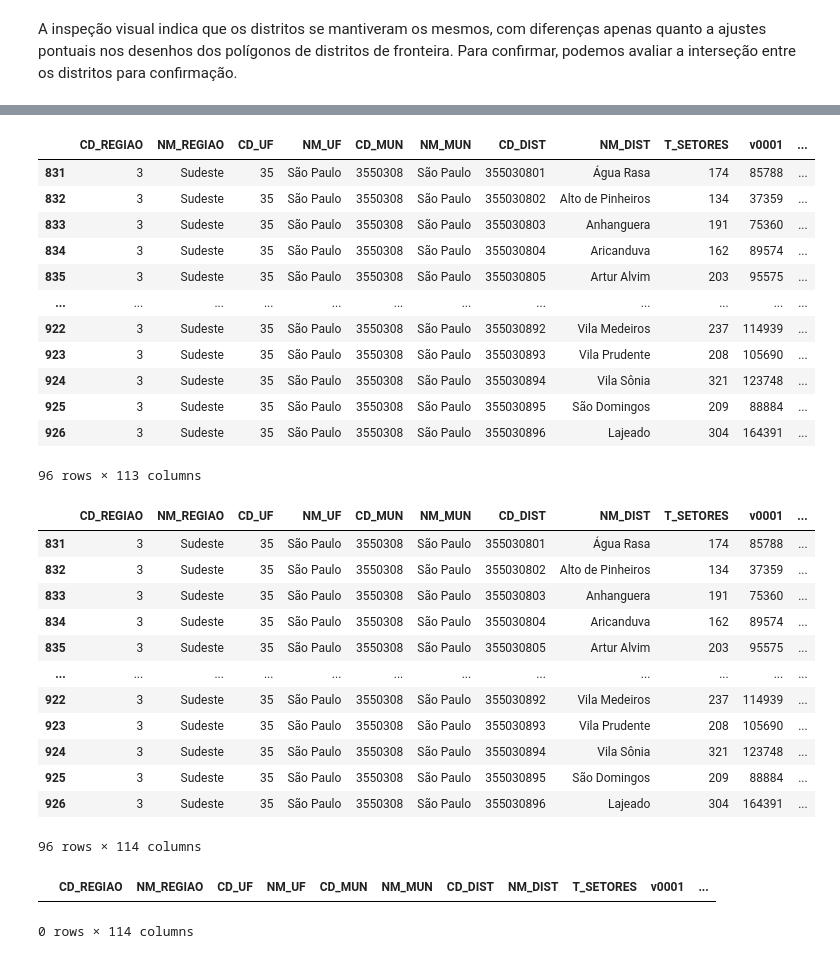
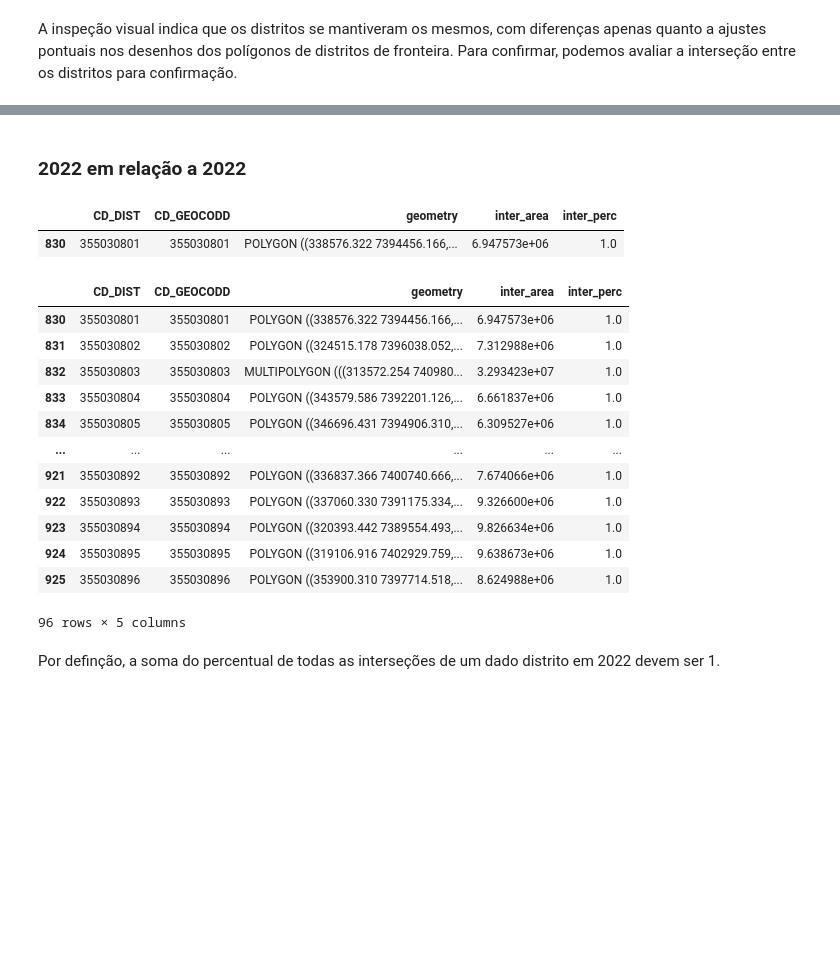
Before and after one commit to sepep-pmsp/compatibilizacao-setores-censitarios, a Jupyter notebook: Compatibilização.ipynb, the cells around one changed output, grey strips where cells are left out. Drawn from its saved outputs; the diff is of its cells as text; code cells hidden in the pictures; blank space fills up the shorter version.

Commit message:
Finalizada análise dos distritos e iniciada análise dos setores

```diff
--- a/Compatibilização.ipynb
+++ b/Compatibilização.ipynb
@@ -295 +305,3 @@ A inspeção visual indica que os distritos se mantiveram os mesmos, com diferen
+# %% [markdown]
+### 2022 em relação a 2022
 # %%
@@ -309,40 +354,26 @@ distritos_2010 = distritos10['CD_GEOCODD'].to_list()
+# %%
+prop(distritos22.iloc[0], distritos10[['CD_GEOCODD', 'geometry']], left_key_col='CD_DIST', right_key_col='CD_GEOCODD')
+# %% [output]
+|  | CD_DIST | CD_GEOCODD | geometry | inter_area | inter_perc |
+| 830 | 355030801 | 355030801 | POLYGON ((338576.322 7394456.166,... | 6.947573e+06 | 1.0 |
 # %%
-prop_22to10 = distritos22.copy()
-prop_22to10.loc[:,distritos_2010] = prop_22to10.apply(lambda x: prop(x, distritos10['geometry']).inter_perc.to_list(), axis=1)
-prop_22to10
+prop_22 = distritos22.copy()
+prop_22 = prop_22.apply(lambda x: prop(x, distritos10[['CD_GEOCODD', 'geometry']], left_key_col='CD_DIST', right_key_col='CD_GEOCODD'), axis=1)
+prop_22 = pd.concat(prop_22.values)
+prop_22
 # %% [output]
-|  | CD_REGIAO | NM_REGIAO | CD_UF | NM_UF | CD_MUN | NM_MUN | CD_DIST | NM_DIST | T_SETORES | v0001 | ... |
-| 831 | 3 | Sudeste | 35 | São Paulo | 3550308 | São Paulo | 355030801 | Água Rasa | 174 | 85788 | ... |
-| 832 | 3 | Sudeste | 35 | São Paulo | 3550308 | São Paulo | 355030802 | Alto de Pinheiros | 134 | 37359 | ... |
-| 833 | 3 | Sudeste | 35 | São Paulo | 3550308 | São Paulo | 355030803 | Anhanguera | 191 | 75360 | ... |
-| 834 | 3 | Sudeste | 35 | São Paulo | 3550308 | São Paulo | 355030804 | Aricanduva | 162 | 89574 | ... |
-| 835 | 3 | Sudeste | 35 | São Paulo | 3550308 | São Paulo | 355030805 | Artur Alvim | 203 | 95575 | ... |
-| ... | ... | ... | ... | ... | ... | ... | ... | ... | ... | ... | ... |
-| 922 | 3 | Sudeste | 35 | São Paulo | 3550308 | São Paulo | 355030892 | Vila Medeiros | 237 | 114939 | ... |
-| 923 | 3 | Sudeste | 35 | São Paulo | 3550308 | São Paulo | 355030893 | Vila Prudente | 208 | 105690 | ... |
-| 924 | 3 | Sudeste | 35 | São Paulo | 3550308 | São Paulo | 355030894 | Vila Sônia | 321 | 123748 | ... |
-| 925 | 3 | Sudeste | 35 | São Paulo | 3550308 | São Paulo | 355030895 | São Domingos | 209 | 88884 | ... |
-| 926 | 3 | Sudeste | 35 | São Paulo | 3550308 | São Paulo | 355030896 | Lajeado | 304 | 164391 | ... |
+|  | CD_DIST | CD_GEOCODD | geometry | inter_area | inter_perc |
+| 830 | 355030801 | 355030801 | POLYGON ((338576.322 7394456.166,... | 6.947573e+06 | 1.0 |
+| 831 | 355030802 | 355030802 | POLYGON ((324515.178 7396038.052,... | 7.312988e+06 | 1.0 |
+| 832 | 355030803 | 355030803 | MULTIPOLYGON (((313572.254 740980... | 3.293423e+07 | 1.0 |
+| 833 | 355030804 | 355030804 | POLYGON ((343579.586 7392201.126,... | 6.661837e+06 | 1.0 |
+| 834 | 355030805 | 355030805 | POLYGON ((346696.431 7394906.310,... | 6.309527e+06 | 1.0 |
+| ... | ... | ... | ... | ... | ... |
+| 921 | 355030892 | 355030892 | POLYGON ((336837.366 7400740.666,... | 7.674066e+06 | 1.0 |
+| 922 | 355030893 | 355030893 | POLYGON ((337060.330 7391175.334,... | 9.326600e+06 | 1.0 |
+| 923 | 355030894 | 355030894 | POLYGON ((320393.442 7389554.493,... | 9.826634e+06 | 1.0 |
+| 924 | 355030895 | 355030895 | POLYGON ((319106.916 7402929.759,... | 9.638673e+06 | 1.0 |
+| 925 | 355030896 | 355030896 | POLYGON ((353900.310 7397714.518,... | 8.624988e+06 | 1.0 |
-96 rows × 113 columns
+96 rows × 5 columns
-# %%
-prop_22to10['qtd_inter'] = (prop_22to10[distritos_2010]>0).T.sum()
-prop_22to10
-# %% [output]
-|  | CD_REGIAO | NM_REGIAO | CD_UF | NM_UF | CD_MUN | NM_MUN | CD_DIST | NM_DIST | T_SETORES | v0001 | ... |
-| 831 | 3 | Sudeste | 35 | São Paulo | 3550308 | São Paulo | 355030801 | Água Rasa | 174 | 85788 | ... |
-| 832 | 3 | Sudeste | 35 | São Paulo | 3550308 | São Paulo | 355030802 | Alto de Pinheiros | 134 | 37359 | ... |
-| 833 | 3 | Sudeste | 35 | São Paulo | 3550308 | São Paulo | 355030803 | Anhanguera | 191 | 75360 | ... |
-| 834 | 3 | Sudeste | 35 | São Paulo | 3550308 | São Paulo | 355030804 | Aricanduva | 162 | 89574 | ... |
-| 835 | 3 | Sudeste | 35 | São Paulo | 3550308 | São Paulo | 355030805 | Artur Alvim | 203 | 95575 | ... |
-| ... | ... | ... | ... | ... | ... | ... | ... | ... | ... | ... | ... |
-| 922 | 3 | Sudeste | 35 | São Paulo | 3550308 | São Paulo | 355030892 | Vila Medeiros | 237 | 114939 | ... |
-| 923 | 3 | Sudeste | 35 | São Paulo | 3550308 | São Paulo | 355030893 | Vila Prudente | 208 | 105690 | ... |
-| 924 | 3 | Sudeste | 35 | São Paulo | 3550308 | São Paulo | 355030894 | Vila Sônia | 321 | 123748 | ... |
-| 925 | 3 | Sudeste | 35 | São Paulo | 3550308 | São Paulo | 355030895 | São Domingos | 209 | 88884 | ... |
-| 926 | 3 | Sudeste | 35 | São Paulo | 3550308 | São Paulo | 355030896 | Lajeado | 304 | 164391 | ... |
-96 rows × 114 columns
-# %%
-prop_22to10[prop_22to10['qtd_inter']>1]
-# %% [output]
-|  | CD_REGIAO | NM_REGIAO | CD_UF | NM_UF | CD_MUN | NM_MUN | CD_DIST | NM_DIST | T_SETORES | v0001 | ... |
-0 rows × 114 columns
+# %% [markdown]
+Por definção, a soma do percentual de todas as interseções de um dado distrito em 2022 devem ser 1.
```
Also changed, not shown: parts of 50 cells of this notebook.
